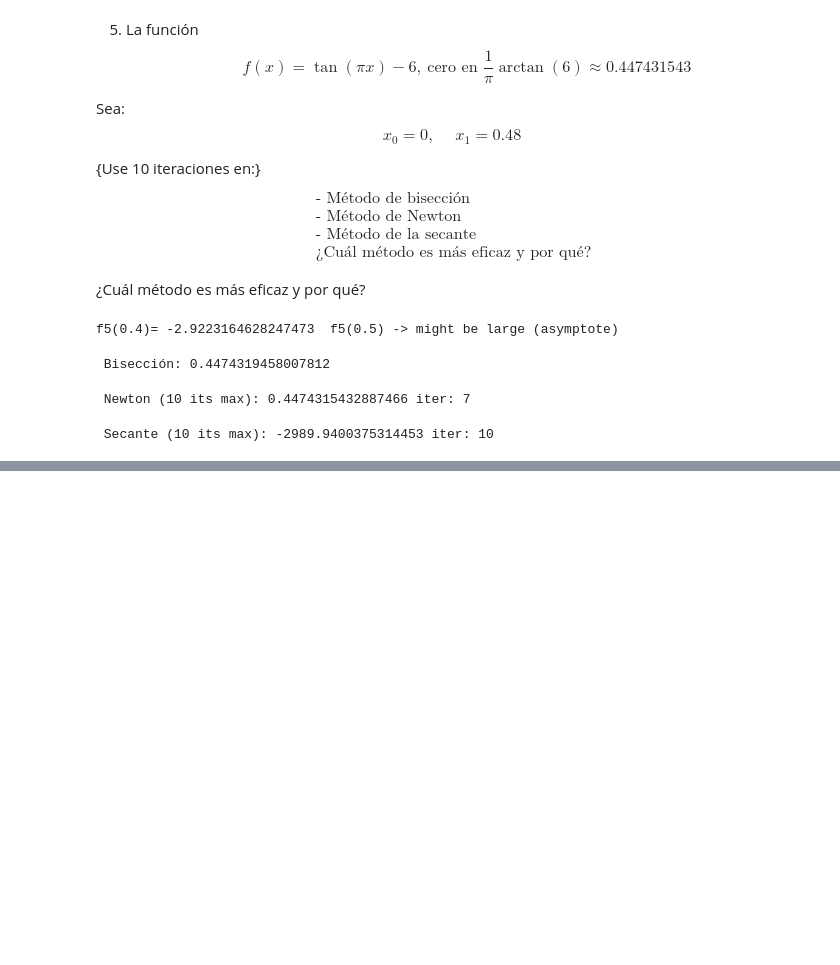
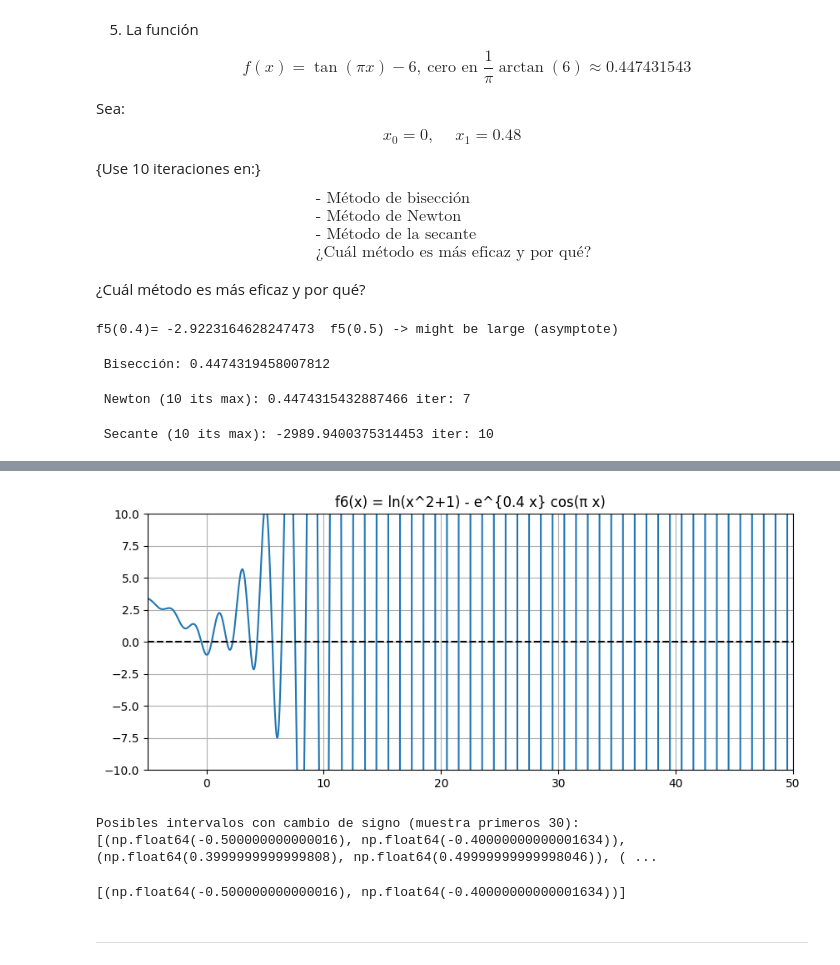
Before and after one commit to Aizel-shadow/Metodos_Numericos-, a Jupyter notebook: TAREAS/Tarea05.ipynb, the cells around one changed output, grey strips where cells are left out. Cells and saved outputs as stored; diff of their text form; code cells hidden in the pictures; blank space fills up the shorter version.

```diff
--- a/TAREAS/Tarea05.ipynb
+++ b/TAREAS/Tarea05.ipynb
@@ -333,0 +357,28 @@ except Exception as e:
+# %%
+f6 = lambda x: math.log(x**2 + 1) - math.exp(0.4*x)*math.cos(math.pi*x)
+
+# Dibujo rápido en [ -5, 50 ] para ver ceros (ajusta según tiempo)
+xs = np.linspace(-5, 50, 11000)  # paso ~0.005 -> detalle
+ys = [f6(x) for x in xs]
+plt.figure(figsize=(10,4))
+plt.plot(xs, ys); plt.axhline(0, color='k', ls='--'); plt.ylim(-10, 10)
+plt.xlim(-5, 50)
+plt.title("f6(x) = ln(x^2+1) - e^{0.4 x} cos(π x)")
+plt.grid(True)
+plt.show()
+# %% [output]
+[figure, added]
+# %%
+# Encontrar intervalos con cambio de signo (más rústico y rápido con step=0.1)
+intervals = find_roots_bruteforce(f6, -5, 50, step=0.1)
+print("Posibles intervalos con cambio de signo (muestra primeros 30):", intervals[:30])
+# %% [output]
+Posibles intervalos con cambio de signo (muestra primeros 30): [(np.float64(-0.500000000000016), np.float64(-0.40000000000001634)), (np.float64(0.3999999999999808), np.float64(0.49999999999998046)), ( ...
+# %%
+# a) único cero negativo: buscar intervalos en (-5,0)
+neg_intervals = [it for it in intervals if it[1] <= 0]
+neg_intervals
+# %% [output]
+[(np.float64(-0.500000000000016), np.float64(-0.40000000000001634))]
+# %% [markdown]
+---
```
Also changed, not shown: parts of 7 cells of this notebook.
